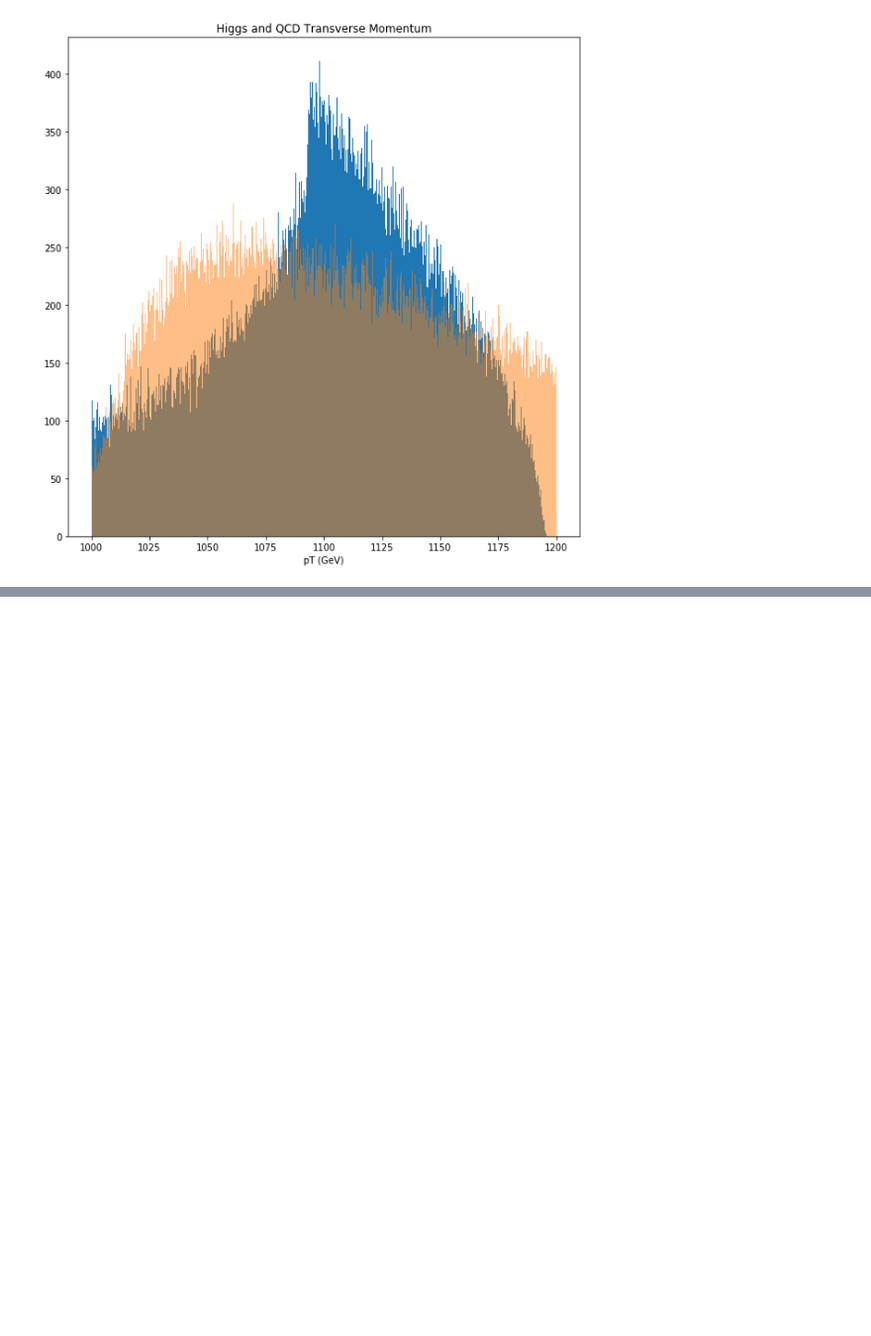
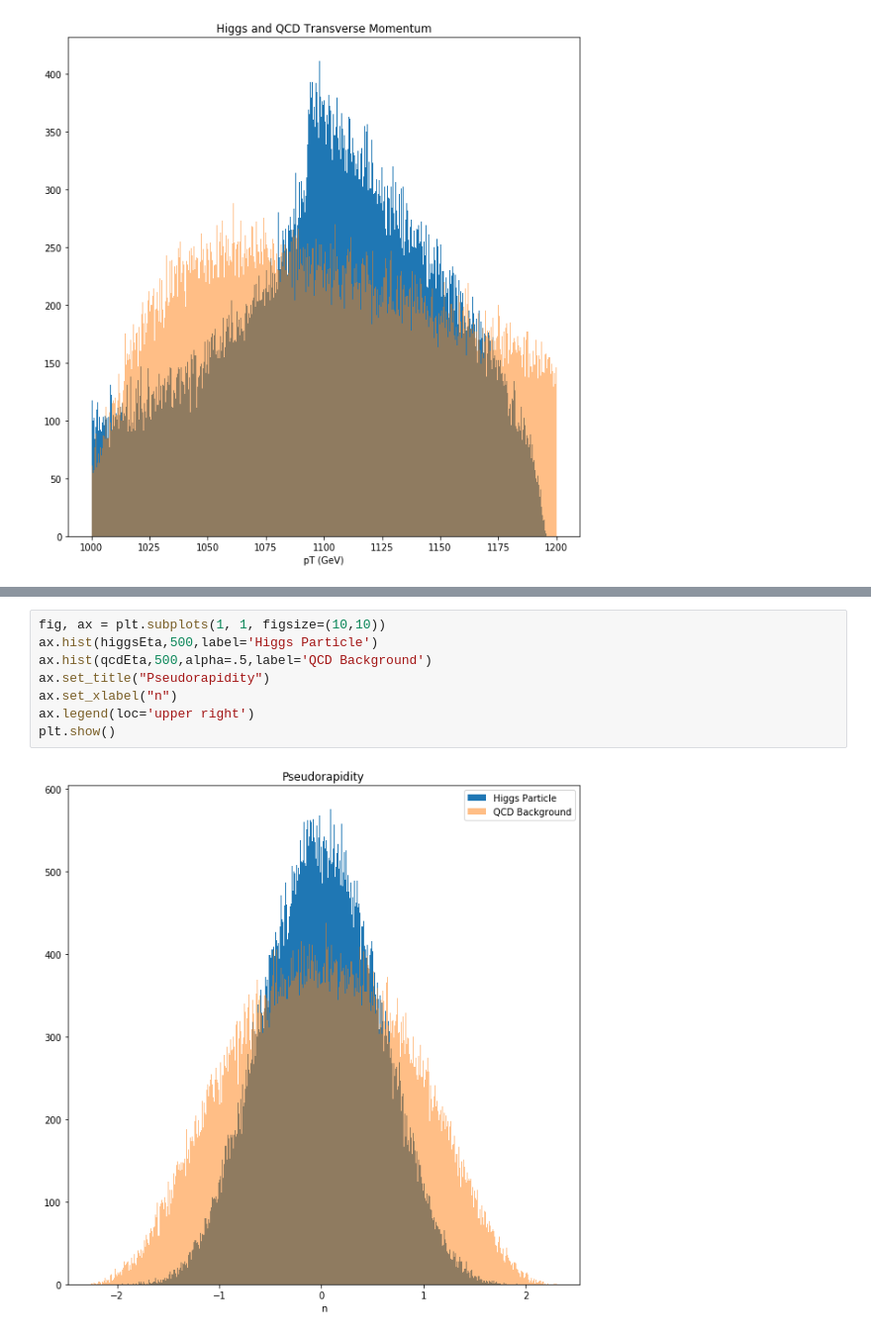
Before and after one commit to cseydlitz/phys434, a Jupyter notebook: LAB5.ipynb, the cells around one changed output, grey strips where cells are left out. Shown: that part at 99% size. Cells and saved outputs as stored; diff of their text form; blank space fills up the shorter version.

```diff
--- a/LAB5.ipynb
+++ b/LAB5.ipynb
@@ -365,0 +263,10 @@ plt.show()
+# %%
+fig, ax = plt.subplots(1, 1, figsize=(10,10))
+ax.hist(higgsEta,500,label='Higgs Particle')
+ax.hist(qcdEta,500,alpha=.5,label='QCD Background')
+ax.set_title("Pseudorapidity")
+ax.set_xlabel("n")
+ax.legend(loc='upper right')
+plt.show()
+# %% [output]
+[figure, added]
```
Also changed, not shown: parts of 58 cells of this notebook, 2 other files.
